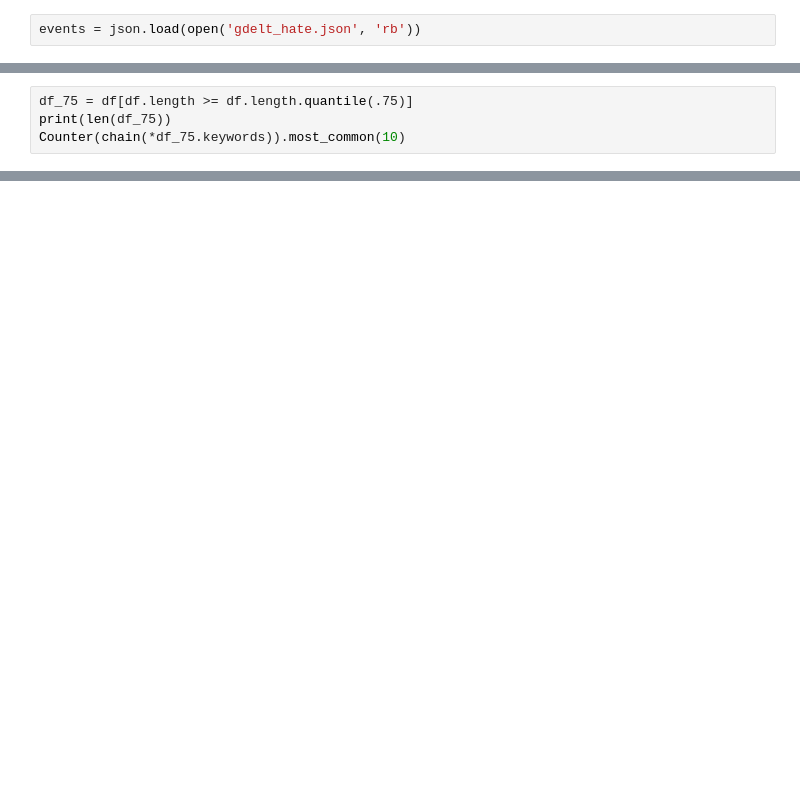
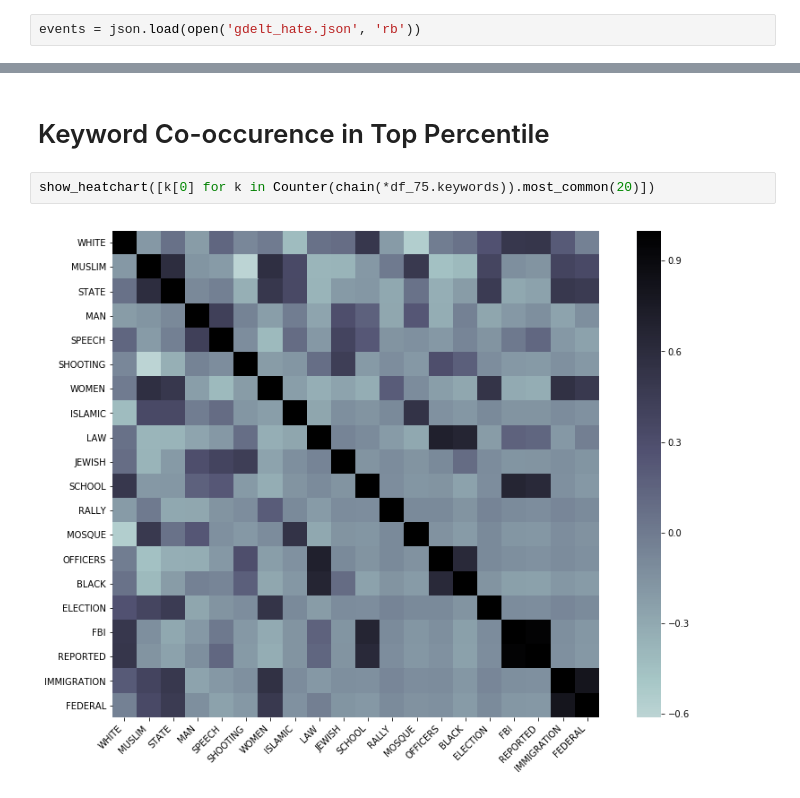
Before and after one commit to Jwmazzi/media_research, a Jupyter notebook: planning/GDELT Keywords.ipynb, the cells around one changed output, grey strips where cells are left out. Cells and saved outputs as stored; diff of their text form; blank space fills up the shorter version.

```diff
--- a/planning/GDELT Keywords.ipynb
+++ b/planning/GDELT Keywords.ipynb
@@ -114,4 +81,0 @@ Counter(chain(*df_25.keywords)).most_common(10)
-# %%
-df_75 = df[df.length >= df.length.quantile(.75)]
-print(len(df_75))
-Counter(chain(*df_75.keywords)).most_common(10)
@@ -221,0 +114,6 @@ w
+# %% [markdown]
+# Keyword Co-occurence in Top Percentile
+# %%
+show_heatchart([k[0] for k in Counter(chain(*df_75.keywords)).most_common(20)])
+# %% [output]
+[figure, added]
```
Also changed, not shown: parts of 43 cells of this notebook, 5 other files.
